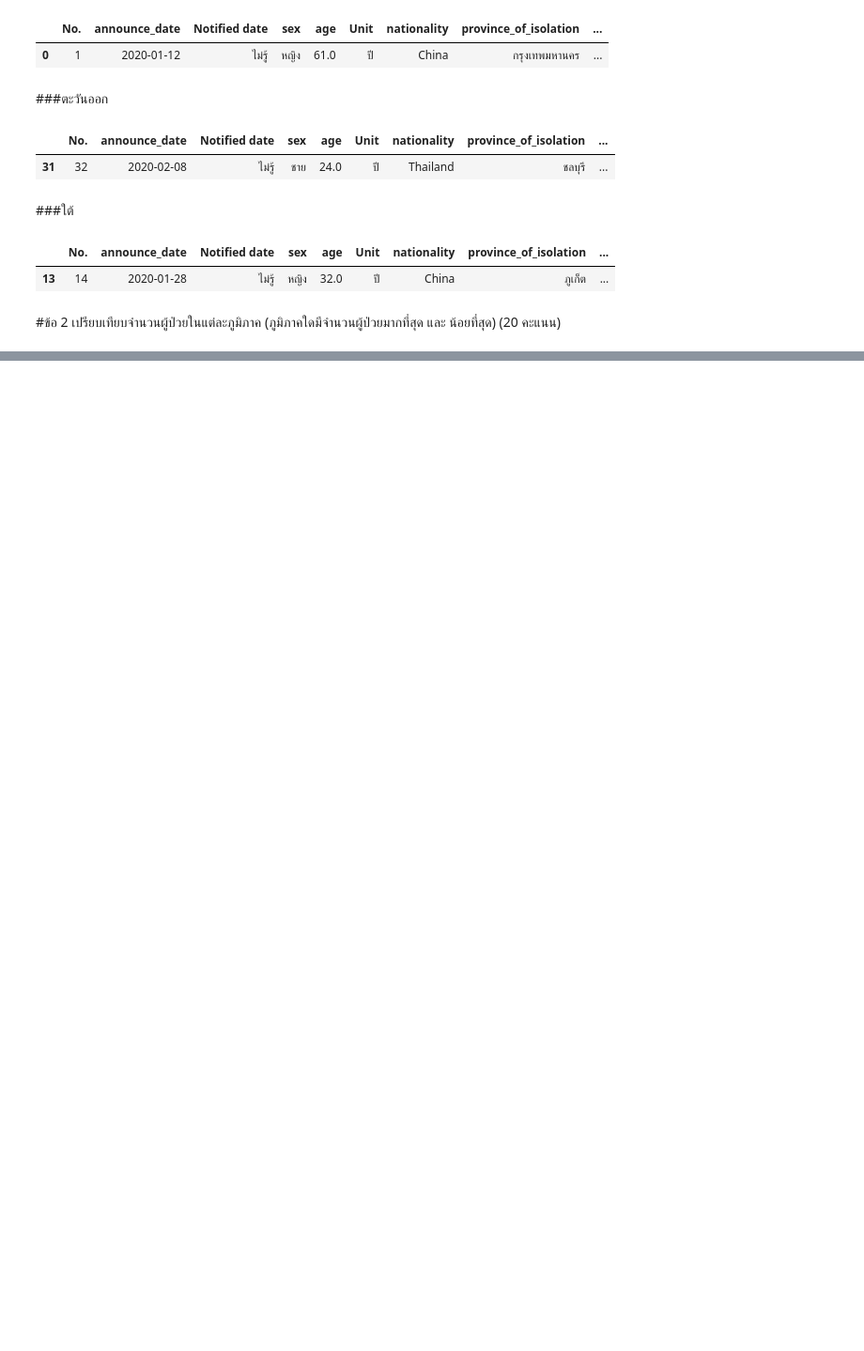
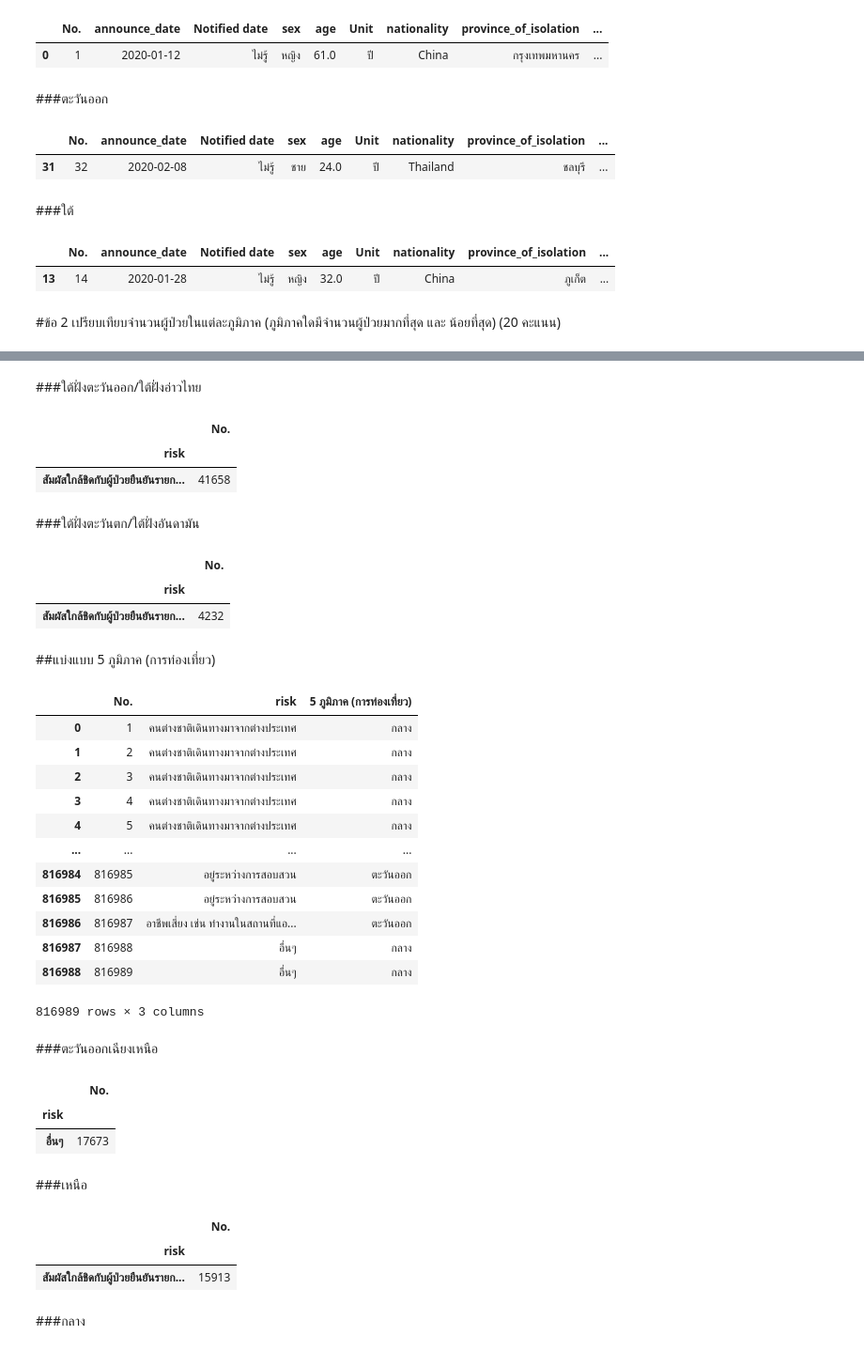
Before and after one commit to Wikanes-k/data_viz_2022, a Jupyter notebook: BasicPython&DataViz_midterm2022.ipynb, the cells around one changed output, grey strips where cells are left out. Shown at 94% size. Drawn from its saved outputs; the diff is of its cells as text; code cells hidden in the pictures; blank space fills up the shorter version.

```diff
--- a/BasicPython&DataViz_midterm2022.ipynb
+++ b/BasicPython&DataViz_midterm2022.ipynb
@@ -437,0 +665,69 @@ travel_south.head(1)
+# %% [markdown]
+###ใต้ฝั่งตะวันออก/ใต้ฝั่งอ่าวไทย
+# %%
+meteo_se_3 = meteorology_3[meteorology_3['6 ภูมิภาค (อุตุนิยมวิทยา)']=='ใต้ฝั่งตะวันออก/ใต้ฝั่งอ่าวไทย']
+#กำหนดให้เลือกคอลัมน์ 6 ภูมิภาค (อุตุนิยมวิทยา) ที่เป็น ใต้ฝั่งตะวันออก/ใต้ฝั่งอ่าวไทย จากตาราง meteorology_3
+meteo_se_3_count = meteo_se_3.groupby('risk')[['No.']].count().sort_values(by='No.',ascending=False)
+#รวมตารางของ risk เข้าด้วยกัน แล้วนับจำนวนแถวที่มี risk เหมือนกันกี่แถว และเรียงลำดับจากมากไปน้อย โดยใช้คำสั่ง ascending=False
+meteo_se_3_count.head(1) #แสดงตารางแถวแรก
+# %% [output]
+|  | No. |
+| risk |  |
+| สัมผัสใกล้ชิดกับผู้ป่วยยืนยันรายก... | 41658 |
+# %% [markdown]
+###ใต้ฝั่งตะวันตก/ใต้ฝั่งอันดามัน
+# %%
+meteo_sw_3 = meteorology_3[meteorology_3['6 ภูมิภาค (อุตุนิยมวิทยา)']=='ใต้ฝั่งตะวันตก/ใต้ฝั่งอันดามัน']
+#กำหนดให้เลือกคอลัมน์ 6 ภูมิภาค (อุตุนิยมวิทยา) ที่เป็น ใต้ฝั่งตะวันตก/ใต้ฝั่งอันดามัน จากตาราง meteorology_3
+meteo_sw_3_count = meteo_sw_3.groupby('risk')[['No.']].count().sort_values(by='No.',ascending=False)
+#รวมตารางของ risk เข้าด้วยกัน แล้วนับจำนวนแถวที่มี risk เหมือนกันกี่แถว และเรียงลำดับจากมากไปน้อย โดยใช้คำสั่ง ascending=False
+meteo_sw_3_count.head(1) #แสดงตารางแถวแรก
+# %% [output]
+|  | No. |
+| risk |  |
+| สัมผัสใกล้ชิดกับผู้ป่วยยืนยันรายก... | 4232 |
+# %% [markdown]
+##แบ่งแบบ 5 ภูมิภาค (การท่องเที่ยว)
+# %%
+travel_3 = personalcovid_data[['No.','risk','5 ภูมิภาค (การท่องเที่ยว)']] #กำหนดตารางโดยที่หัวตารางคือ 'No.','risk','5 ภูมิภาค (การท่องเที่ยว)'
+travel_3 #คำสั่งแสดงตาราง
+# %% [output]
+|  | No. | risk | 5 ภูมิภาค (การท่องเที่ยว) |
+| 0 | 1 | คนต่างชาติเดินทางมาจากต่างประเทศ | กลาง |
+| 1 | 2 | คนต่างชาติเดินทางมาจากต่างประเทศ | กลาง |
+| 2 | 3 | คนต่างชาติเดินทางมาจากต่างประเทศ | กลาง |
+| 3 | 4 | คนต่างชาติเดินทางมาจากต่างประเทศ | กลาง |
+| 4 | 5 | คนต่างชาติเดินทางมาจากต่างประเทศ | กลาง |
+| ... | ... | ... | ... |
+| 816984 | 816985 | อยู่ระหว่างการสอบสวน | ตะวันออก |
+| 816985 | 816986 | อยู่ระหว่างการสอบสวน | ตะวันออก |
+| 816986 | 816987 | อาชีพเสี่ยง เช่น ทำงานในสถานที่แอ... | ตะวันออก |
+| 816987 | 816988 | อื่นๆ | กลาง |
+| 816988 | 816989 | อื่นๆ | กลาง |
+816989 rows × 3 columns
+# %% [markdown]
+###ตะวันออกเฉียงเหนือ
+# %%
+travel_ne_3 = travel_3[travel_3['5 ภูมิภาค (การท่องเที่ยว)']=='ตะวันออกเฉียงเหนือ']
+#กำหนดให้เลือกคอลัมน์ 5 ภูมิภาค (การท่องเที่ยว) ที่เป็น ตะวันออกเฉียงเหนือ จากตาราง travel_3
+travel_ne_3_count = travel_ne_3.groupby('risk')[['No.']].count().sort_values(by='No.',ascending=False)
+#รวมตารางของ risk เข้าด้วยกัน แล้วนับจำนวนแถวที่มี risk เหมือนกันกี่แถว และเรียงลำดับจากมากไปน้อย โดยใช้คำสั่ง ascending=False
+travel_ne_3_count.head(1) #แสดงตารางแถวแรก
+# %% [output]
+|  | No. |
+| risk |  |
+| อื่นๆ | 17673 |
+# %% [markdown]
+###เหนือ
+# %%
+travel_n_3 = travel_3[travel_3['5 ภูมิภาค (การท่องเที่ยว)']=='เหนือ']
+#กำหนดให้เลือกคอลัมน์ 5 ภูมิภาค (การท่องเที่ยว) ที่เป็น เหนือ จากตาราง travel_3
+travel_n_3_count = travel_n_3.groupby('risk')[['No.']].count().sort_values(by='No.',ascending=False)
+#รวมตารางของ risk เข้าด้วยกัน แล้วนับจำนวนแถวที่มี risk เหมือนกันกี่แถว และเรียงลำดับจากมากไปน้อย โดยใช้คำสั่ง ascending=False
+travel_n_3_count.head(1) #แสดงตารางแถวแรก
+# %% [output]
+|  | No. |
+| risk |  |
+| สัมผัสใกล้ชิดกับผู้ป่วยยืนยันรายก... | 15913 |
+# %% [markdown]
+###กลาง
```
Also changed, not shown: parts of 41 cells of this notebook.
